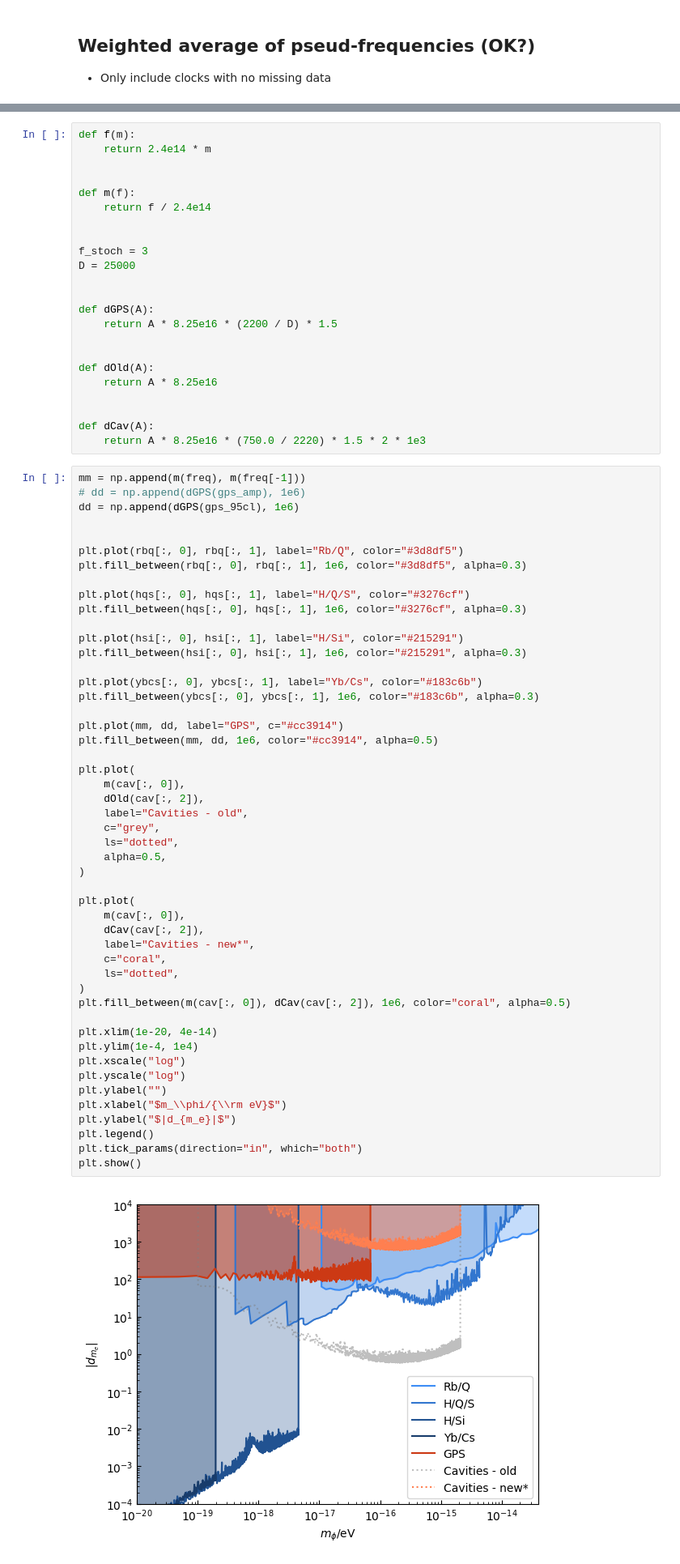
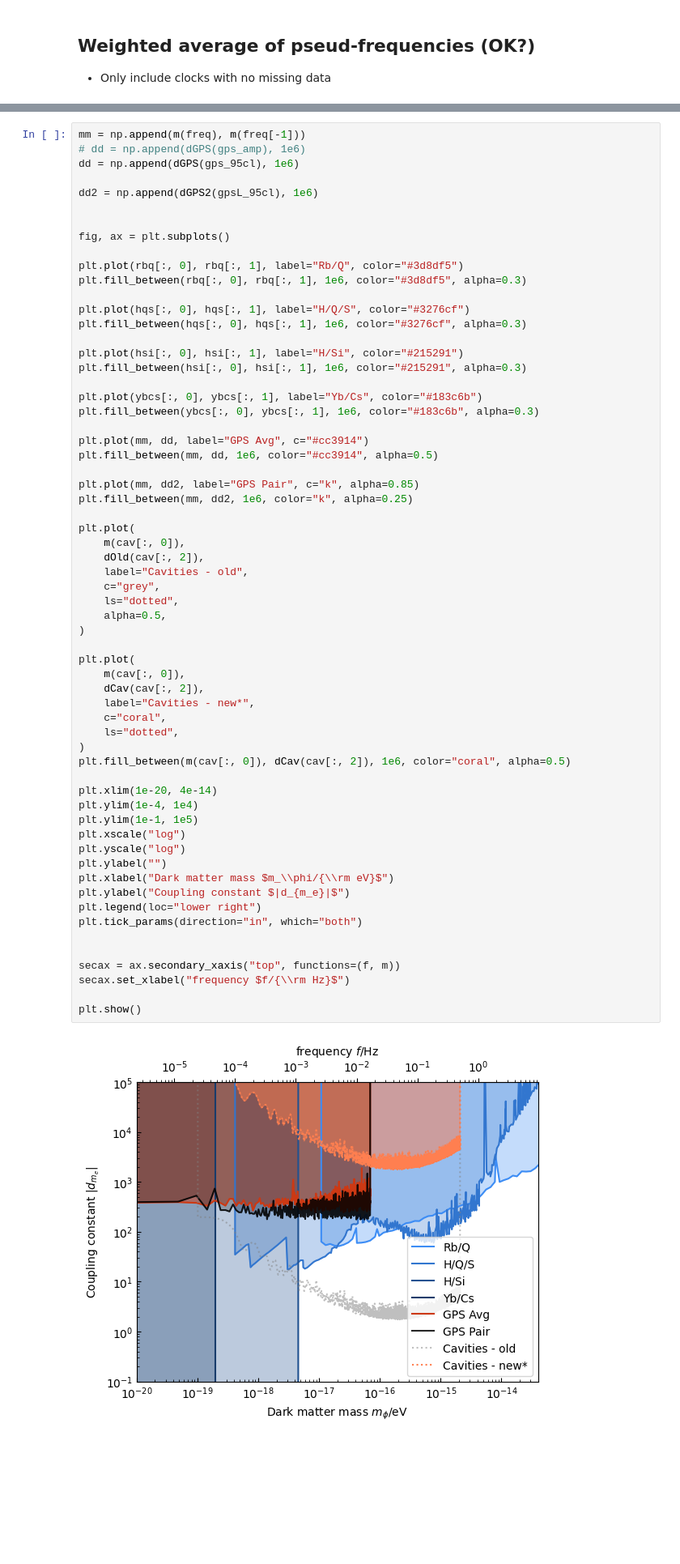
Before and after one commit to benroberts999/gps-analysis, a Jupyter notebook: gps-jupyter.ipynb, the cells around one changed output, grey strips where cells are left out. Shown: that part at 81% size. Cells and saved outputs as stored; diff of their text form; blank space fills up the shorter version.

```diff
--- a/gps-jupyter.ipynb
+++ b/gps-jupyter.ipynb
@@ -423,31 +552,12 @@ plt.show()
-# %%
-def f(m):
-    return 2.4e14 * m
-
-
-def m(f):
-    return f / 2.4e14
-
-
-f_stoch = 3
-D = 25000
-
-
-def dGPS(A):
-    return A * 8.25e16 * (2200 / D) * 1.5
-
-
-def dOld(A):
-    return A * 8.25e16
-
-
-def dCav(A):
-    return A * 8.25e16 * (750.0 / 2220) * 1.5 * 2 * 1e3
 # %%
 mm = np.append(m(freq), m(freq[-1]))
 # dd = np.append(dGPS(gps_amp), 1e6)
 dd = np.append(dGPS(gps_95cl), 1e6)
 
+dd2 = np.append(dGPS2(gpsL_95cl), 1e6)
+
+
+fig, ax = plt.subplots()
 
 plt.plot(rbq[:, 0], rbq[:, 1], label="Rb/Q", color="#3d8df5")
 plt.fill_between(rbq[:, 0], rbq[:, 1], 1e6, color="#3d8df5", alpha=0.3)
@@ -461,36 +571,45 @@ plt.fill_between(hsi[:, 0], hsi[:, 1], 1e6, color="#215291", alpha=0.3)
 plt.plot(ybcs[:, 0], ybcs[:, 1], label="Yb/Cs", color="#183c6b")
 plt.fill_between(ybcs[:, 0], ybcs[:, 1], 1e6, color="#183c6b", alpha=0.3)
 
-plt.plot(mm, dd, label="GPS", c="#cc3914")
+plt.plot(mm, dd, label="GPS Avg", c="#cc3914")
 plt.fill_between(mm, dd, 1e6, color="#cc3914", alpha=0.5)
+
+plt.plot(mm, dd2, label="GPS Pair", c="k", alpha=0.85)
+plt.fill_between(mm, dd2, 1e6, color="k", alpha=0.25)
 
 plt.plot(
     m(cav[:, 0]),
     dOld(cav[:, 2]),
     label="Cavities - old",
     c="grey",
     ls="dotted",
     alpha=0.5,
 )
 
 plt.plot(
     m(cav[:, 0]),
     dCav(cav[:, 2]),
     label="Cavities - new*",
     c="coral",
     ls="dotted",
 )
 plt.fill_between(m(cav[:, 0]), dCav(cav[:, 2]), 1e6, color="coral", alpha=0.5)
 
 plt.xlim(1e-20, 4e-14)
 plt.ylim(1e-4, 1e4)
+plt.ylim(1e-1, 1e5)
 plt.xscale("log")
 plt.yscale("log")
 plt.ylabel("")
-plt.xlabel("$m_\\phi/{\\rm eV}$")
-plt.ylabel("$|d_{m_e}|$")
-plt.legend()
+plt.xlabel("Dark matter mass $m_\\phi/{\\rm eV}$")
+plt.ylabel("Coupling constant $|d_{m_e}|$")
+plt.legend(loc="lower right")
 plt.tick_params(direction="in", which="both")
+
+
+secax = ax.secondary_xaxis("top", functions=(f, m))
+secax.set_xlabel("frequency $f/{\\rm Hz}$")
+
 plt.show()
 # %% [output]
-[figure, old version]
+[figure, new version]
```
Also changed, not shown: parts of 28 cells of this notebook, 3 other files.
